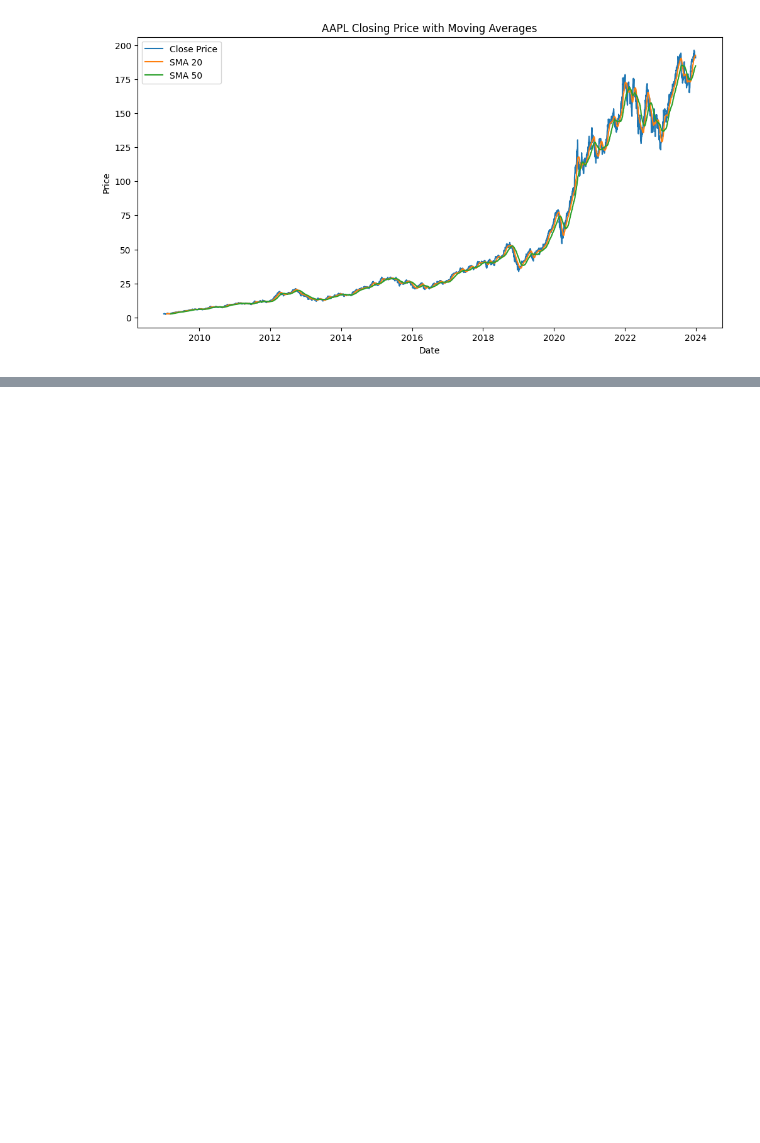
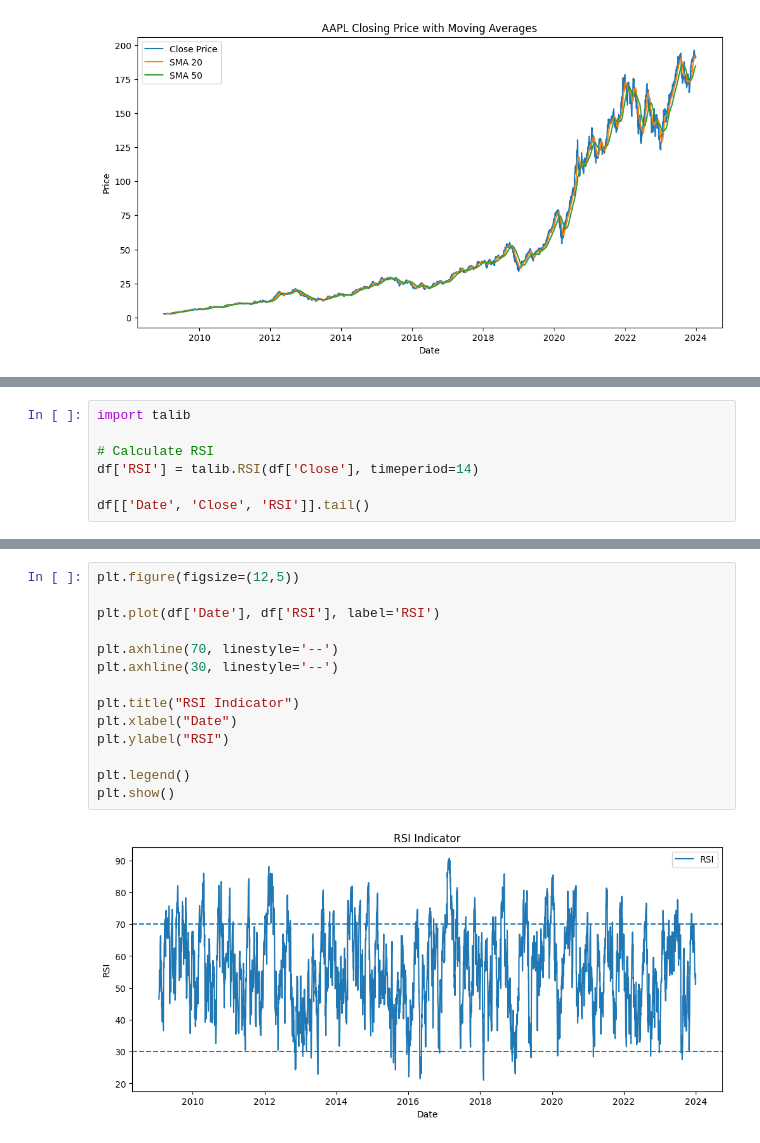
Before and after one commit to Bilen189/nova-financial-analysis-week1, a Jupyter notebook: notebooks/stock_technical_analysis.ipynb, the cells around one changed output, grey strips where cells are left out. Saved outputs shown, nothing was run; the diff lists cells and outputs as text; blank space fills up the shorter version.

Commit message:
feat: add RSI momentum indicator

```diff
--- a/notebooks/stock_technical_analysis.ipynb
+++ b/notebooks/stock_technical_analysis.ipynb
@@ -89,0 +106,7 @@ plt.show()
+# %%
+import talib
+
+# Calculate RSI
+df['RSI'] = talib.RSI(df['Close'], timeperiod=14)
+
+df[['Date', 'Close', 'RSI']].tail()
@@ -89,0 +120,16 @@ plt.show()
+# %%
+plt.figure(figsize=(12,5))
+
+plt.plot(df['Date'], df['RSI'], label='RSI')
+
+plt.axhline(70, linestyle='--')
+plt.axhline(30, linestyle='--')
+
+plt.title("RSI Indicator")
+plt.xlabel("Date")
+plt.ylabel("RSI")
+
+plt.legend()
+plt.show()
+# %% [output]
+[figure, added]
```
Also changed, not shown: parts of 3 cells of this notebook.
